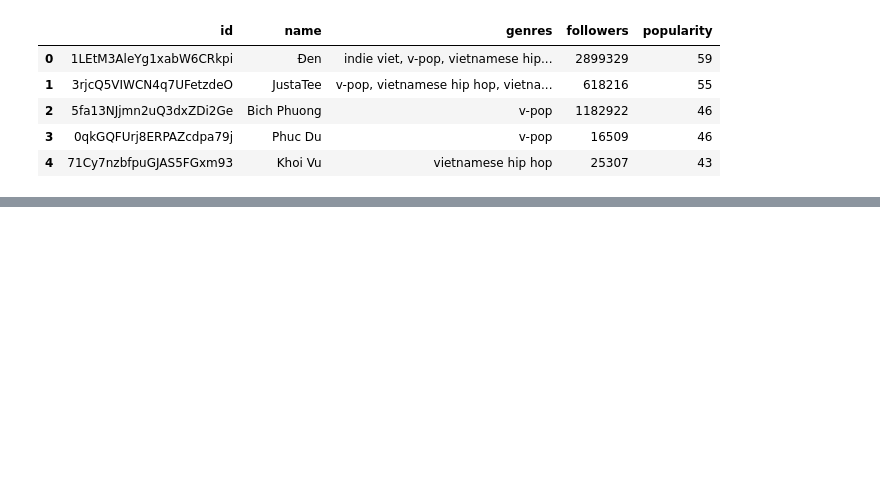
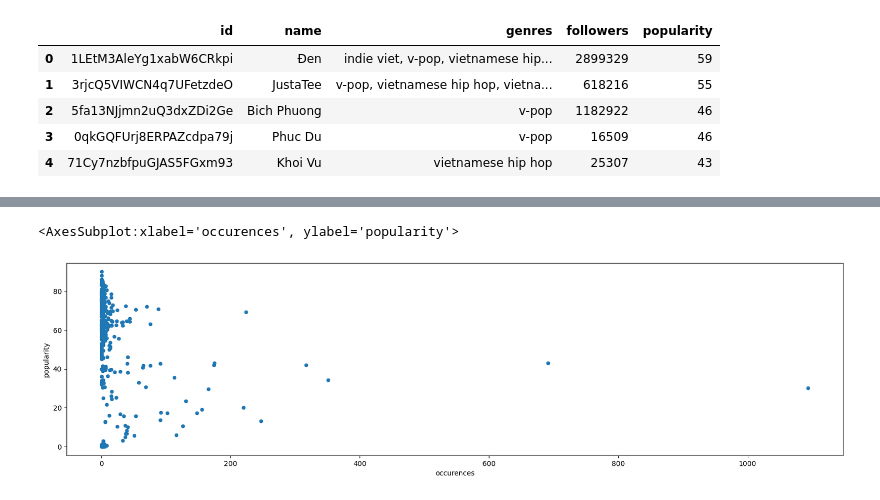
Before and after one commit to quytrungg/Final_Project_CSC14119, a Jupyter notebook: data_analysis/components/artists_data_analysis.ipynb, the cells around one changed output, grey strips where cells are left out. Saved outputs shown, nothing was run; the diff lists cells and outputs as text; code cells hidden in the pictures; blank space fills up the shorter version.

```diff
--- a/data_analysis/components/artists_data_analysis.ipynb
+++ b/data_analysis/components/artists_data_analysis.ipynb
@@ -15,0 +18,3 @@ df.head()
+# %%
+song_df = pd.read_csv('../../data/songs_data.tsv', sep='\t')
+song_df.head()
@@ -15,0 +28,5 @@ df.head()
+# %%
+df = song_df.dropna()
+df['genres'].update(df['genres'].str.split(','))
+genre_popularity = df.explode('genres').loc[:, ['genres', 'popularity']].reset_index(drop=True)
+genre_popularity
@@ -15,0 +51,4 @@ df.head()
+# %%
+genre_trend = pd.pivot_table(genre_popularity, values='popularity', index='genres', aggfunc={'genres':'count', 'popularity': np.mean}).round(2)
+genre_trend = genre_trend.rename(columns={'genres': 'occurences'})
+genre_trend.sort_values(by=['occurences', 'popularity'])
@@ -15,0 +70,5 @@ df.head()
+# %%
+genre_trend.plot.scatter(x='occurences', y='popularity', figsize=(20,5))
+# %% [output]
+<AxesSubplot:xlabel='occurences', ylabel='popularity'>
+[figure, added]
```
Also changed, not shown: parts of 8 cells of this notebook, 1 other file.
